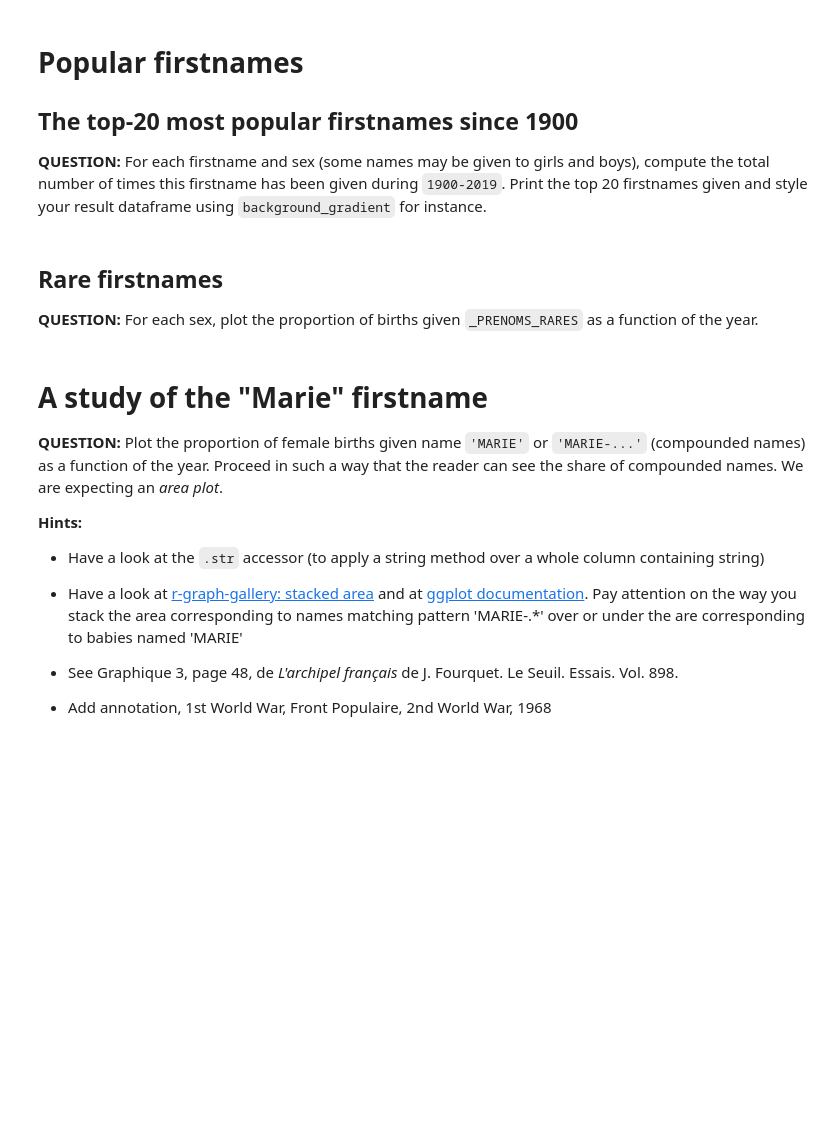
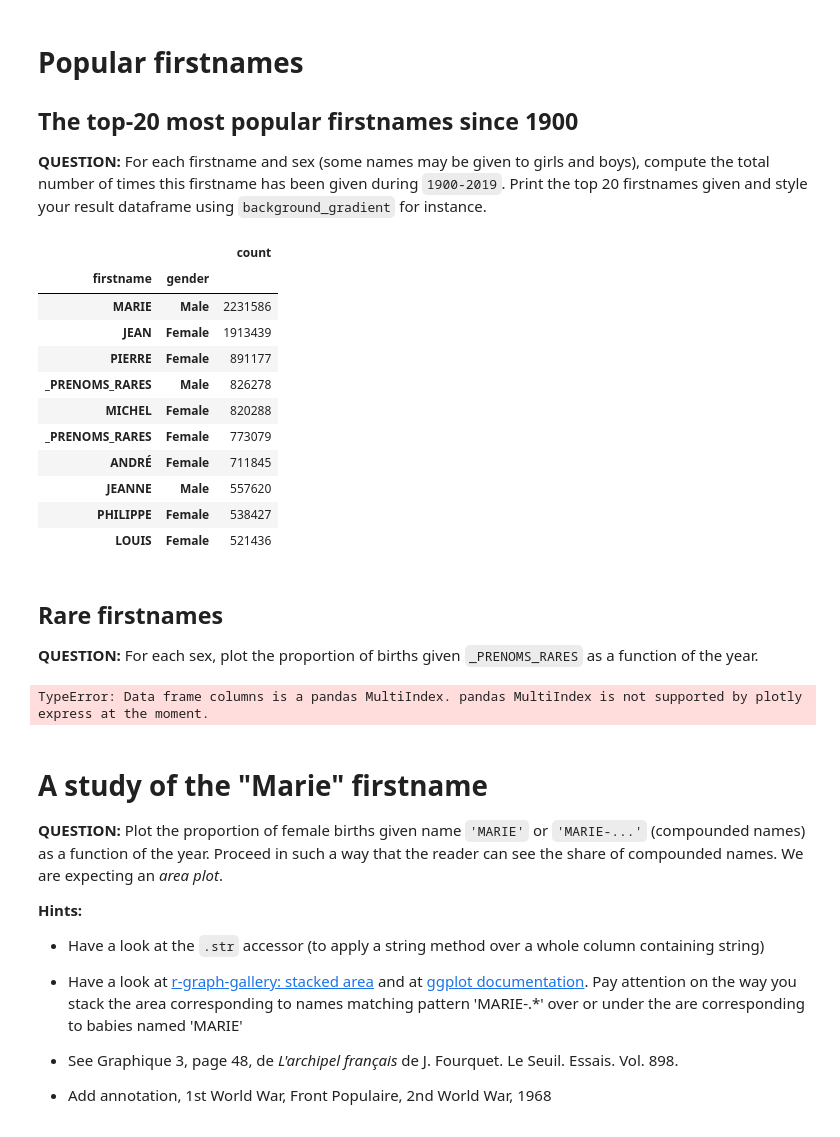
Before and after one commit to GameChangerMT/Big-Data-Technologies-Course, a Jupyter notebook: homework01/homework01.ipynb, the cells around one changed output. Saved outputs shown, nothing was run; the diff lists cells and outputs as text; code cells hidden in the pictures; blank space fills up the shorter version.

```diff
--- a/homework01/homework01.ipynb
+++ b/homework01/homework01.ipynb
@@ -448,3 +443,20 @@ Plot deviations of sex ratio around its mean since 1945 as a function of time.
+# %%
+df = data[data['year'] <= 2019].groupby(['firstname', 'gender']).sum()
+df = df.sort_values(['count'], ascending = False).drop(columns=['year']).head(10)
+df
+# %% [output]
+|  |  | count |
+| firstname | gender |  |
+| MARIE | Male | 2231586 |
+| JEAN | Female | 1913439 |
+| PIERRE | Female | 891177 |
+| _PRENOMS_RARES | Male | 826278 |
+| MICHEL | Female | 820288 |
+| _PRENOMS_RARES | Female | 773079 |
+| ANDRÉ | Female | 711845 |
+| JEANNE | Male | 557620 |
+| PHILIPPE | Female | 538427 |
+| LOUIS | Female | 521436 |
 # %% [markdown]
 ## Rare firstnames
 
@@ -454,3 +464,8 @@ Plot deviations of sex ratio around its mean since 1945 as a function of time.
+# %%
+df2 = data[data['firstname'] == "_PRENOMS_RARES"].groupby(['year', 'gender']).sum()
+df2['count'] = df2['count'] / data.groupby(['year', 'gender']).sum()['count']
+# %% [output]
+TypeError: Data frame columns is a pandas MultiIndex. pandas MultiIndex is not supported by plotly express at the moment.
 # %% [markdown]
 # A study of the "Marie" firstname
 
```
Also changed, not shown: parts of 7 cells of this notebook.
